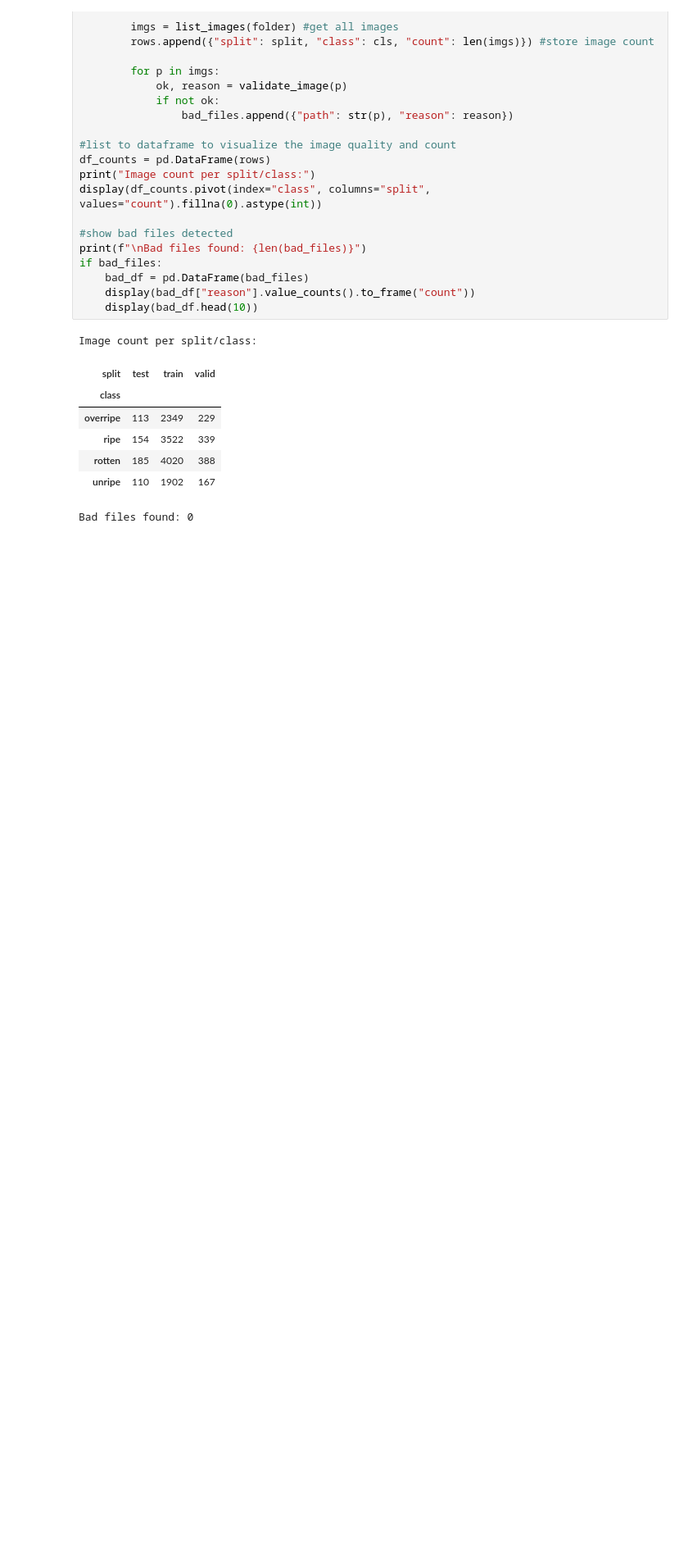
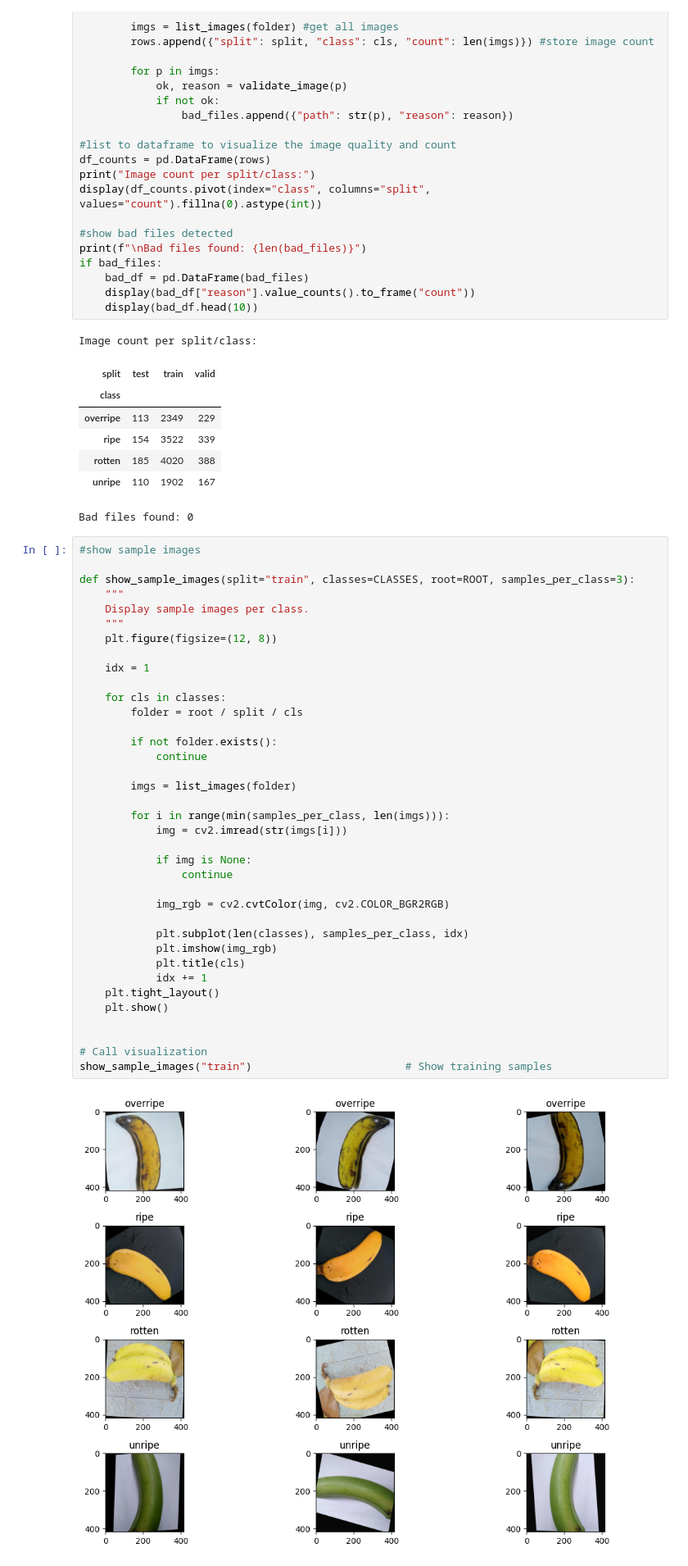
Before and after one commit to miku1001/Banana-classify-using-SVM, a Jupyter notebook: classify_banana.ipynb, the cells around one changed output. Shown at 82% size. Saved outputs shown, nothing was run; the diff lists cells and outputs as text; blank space fills up the shorter version.

Commit message:
adding HOG features and visualizing sample train images

```diff
--- a/classify_banana.ipynb
+++ b/classify_banana.ipynb
@@ -80,6 +80,45 @@ Image count per split/class:
 | rotten | 185 | 4020 | 388 |
 | unripe | 110 | 1902 | 167 |
 Bad files found: 0
+# %%
+#show sample images
+
+def show_sample_images(split="train", classes=CLASSES, root=ROOT, samples_per_class=3):
+    """
+    Display sample images per class.
+    """
+    plt.figure(figsize=(12, 8))
+
+    idx = 1
+
+    for cls in classes:
+        folder = root / split / cls
+
+        if not folder.exists():
+            continue
+
+        imgs = list_images(folder)
+
+        for i in range(min(samples_per_class, len(imgs))):
+            img = cv2.imread(str(imgs[i]))
+
+            if img is None:
+                continue
+
+            img_rgb = cv2.cvtColor(img, cv2.COLOR_BGR2RGB)
+
+            plt.subplot(len(classes), samples_per_class, idx)
+            plt.imshow(img_rgb)
+            plt.title(cls)
+            idx += 1
+    plt.tight_layout()
+    plt.show()
+
+
+# Call visualization
+show_sample_images("train")                        # Show training samples
+# %% [output]
+[figure, added]
 # %%
 # 4. Load + preprocess for SVM (requirements)
 def load_split_flattened(split, classes, root=ROOT, img_size=(32, 32)):
```
Also changed, not shown: parts of 1 cell of this notebook.
